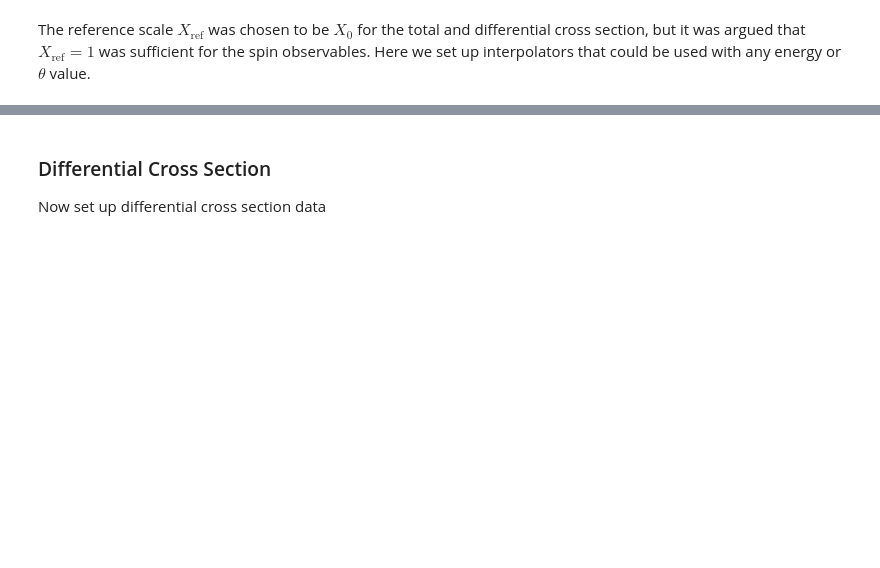
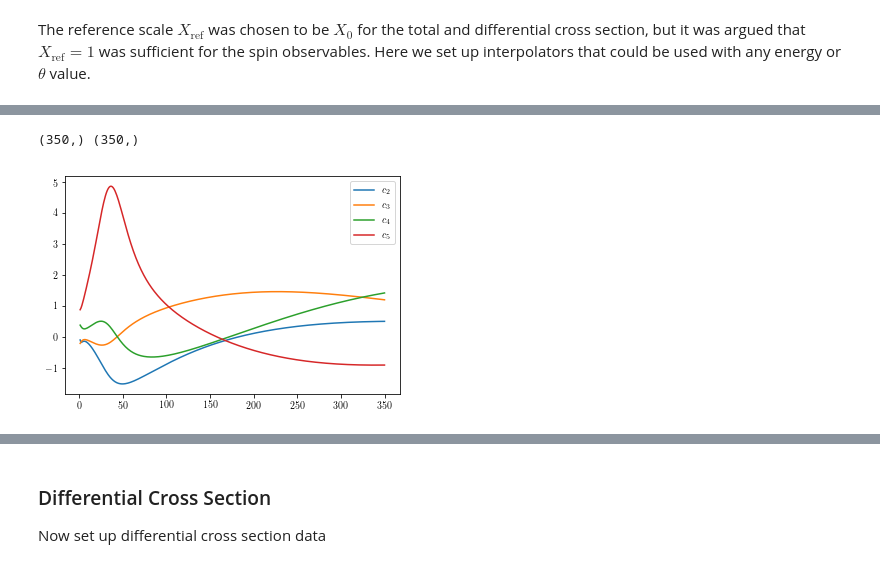
Before and after one commit to buqeye/gsum, a Jupyter notebook: docs/notebooks/truncation_recap.ipynb, the cells around one changed output, grey strips where cells are left out. Drawn from its saved outputs; the diff is of its cells as text; code cells hidden in the pictures; blank space fills up the shorter version.

```diff
--- a/docs/notebooks/truncation_recap.ipynb
+++ b/docs/notebooks/truncation_recap.ipynb
@@ -271,0 +245,27 @@ diff_npwa_df = pd.read_csv('../data/npwa_C_0-0-0-0_energy-96.dat', sep='\s+', he
+# %%
+import h5py
+
+nn_online_pot = 'pwa93'
+
+with h5py.File(os.path.expanduser('~/Desktop/scattering_observables_EKM_R-0p9fm.h5'), 'r') as file:
+    SGT = file['SGT'][:]
+    DSG = file['DSG'][:]
+    AY = file['PB'][:]
+    A = file['A'][:]
+    D = file['D'][:]
+    AXX = file['AXX'][:]
+    AYY = file['AYY'][:]
+    q_cm = file['q_cm'][:]
+    t_lab = file['t_lab'][:]
+    degrees = file['degrees'][:]
+
+q_cm *= hbarc
+
+with h5py.File(os.path.expanduser('~/Desktop/NN-online-Observables.h5'), 'r') as file:
+    SGT_nn_online = file[nn_online_pot + '/SGT'][:]
+    DSG_nn_online = file[nn_online_pot + '/DSG'][:, :-1]
+    AY_nn_online = file[nn_online_pot + '/PB'][:, :-1]
+    A_nn_online = file[nn_online_pot + '/A'][:, :-1]
+    D_nn_online = file[nn_online_pot + '/D'][:, :-1]
+    AXX_nn_online = file[nn_online_pot + '/AXX'][:, :-1]
+    AYY_nn_online = file[nn_online_pot + '/AYY'][:, :-1]
@@ -357,0 +300,17 @@ for i in range(4):
+# %%
+orders = np.array([0, 2, 3, 4, 5]) # Chiral EFT orders
+nn_excluded = [0]  # Ignore these orders in prediction
+Lambdab = 600
+sgt_ratio = Q_approx(t_lab, Lambdab, interaction='np')
+print(sgt_ratio.shape, sgt_ref.shape)
+# %% [output]
+(350,) (350,)
+# %%
+sgt_truncation = gm.TruncationPointwise(df=0, scale=0, excluded=nn_excluded)
+sgt_truncation.fit(SGT.T, ratio=sgt_ratio, ref=sgt_ref, orders=orders)
+
+for n, coeff in zip(orders[1:], sgt_truncation.coeffs_.T):
+    plt.plot(t_lab, coeff, label=r'$c_{n}$'.format(n=n));
+plt.legend();
+# %% [output]
+[figure, added]
```
Also changed, not shown: parts of 35 cells of this notebook.
